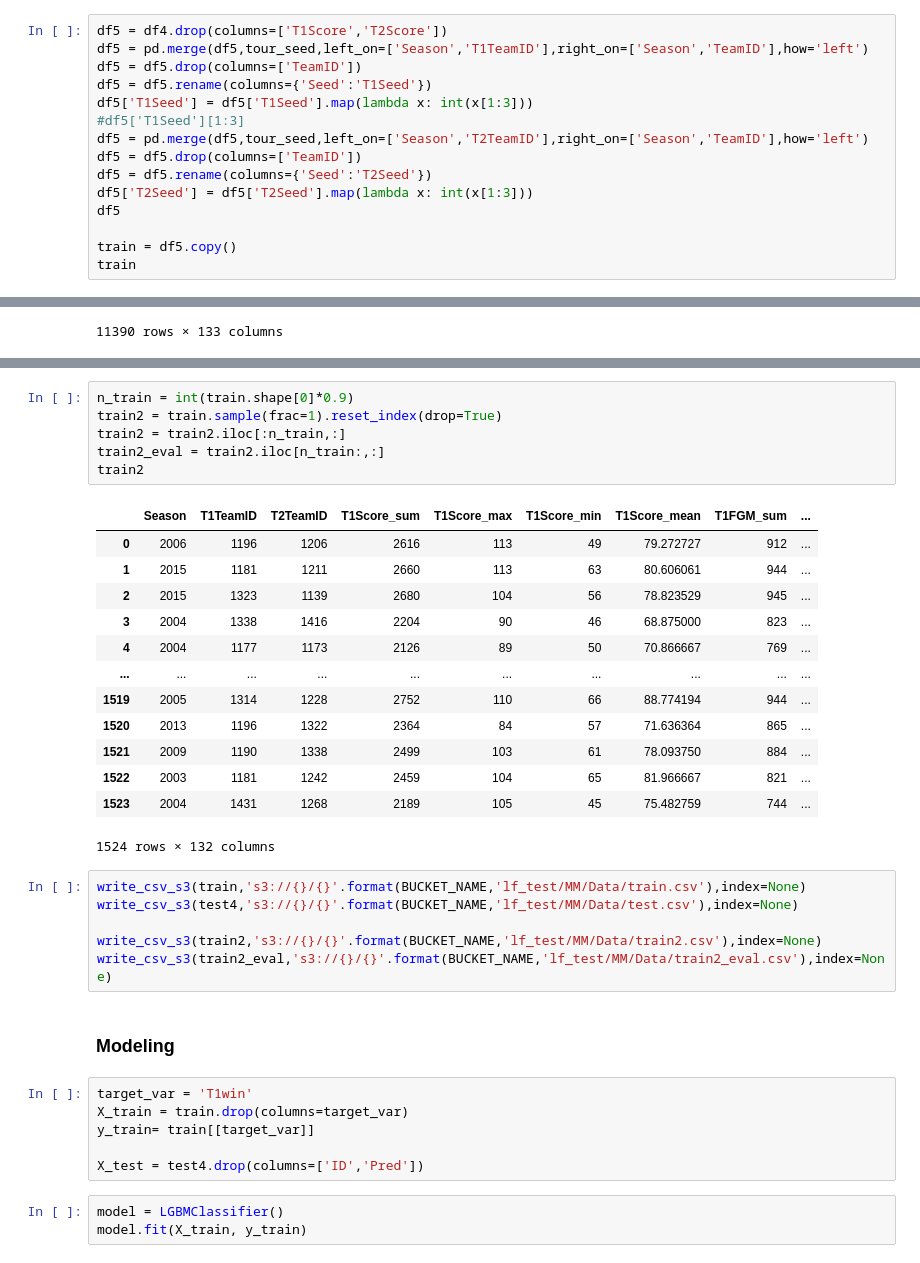
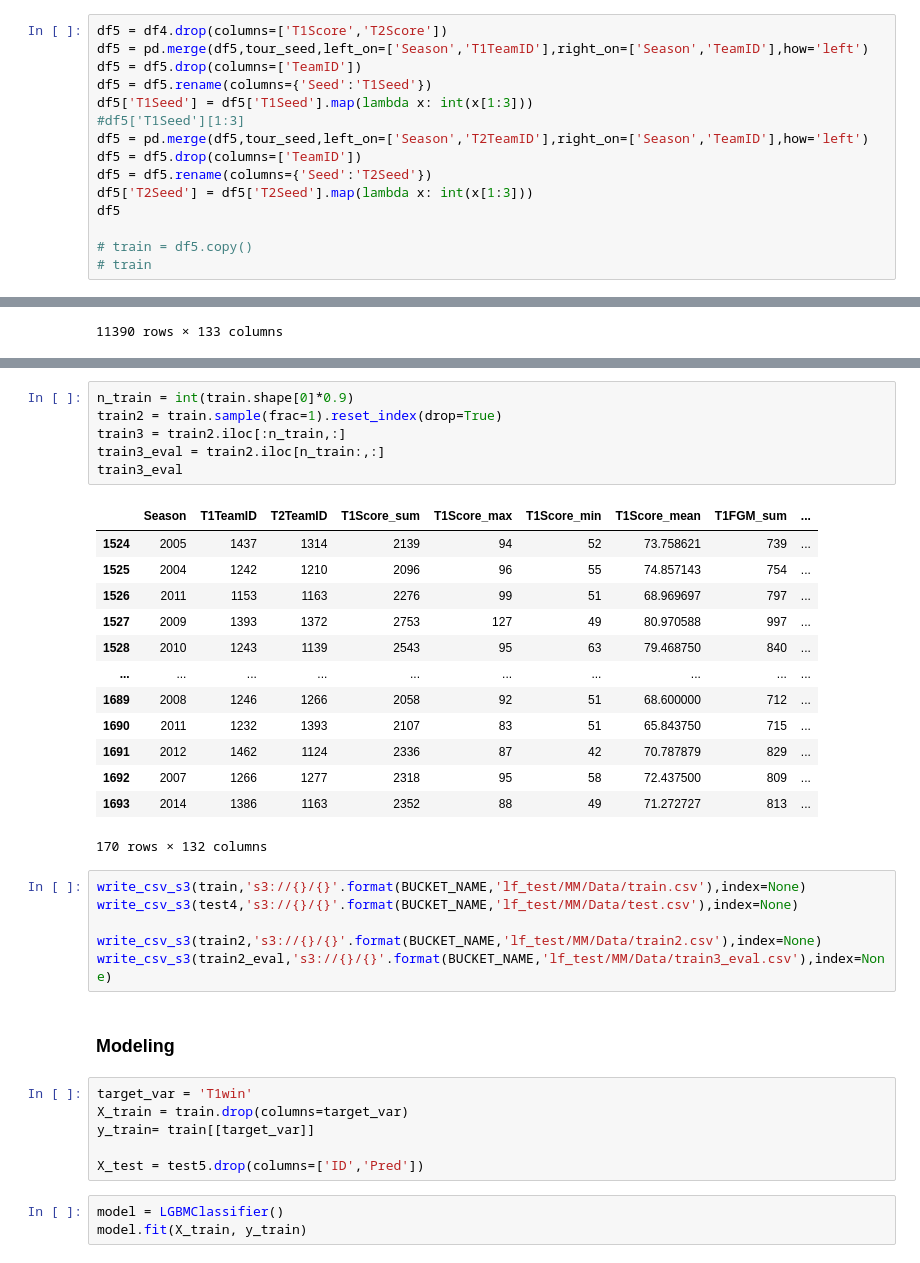
Before and after one commit to akihiroshimoda/kaggle, a Jupyter notebook: BS/code/EDA.ipynb, the cells around one changed output, grey strips where cells are left out. Cells and saved outputs as stored; diff of their text form.

```diff
--- a/BS/code/EDA.ipynb
+++ b/BS/code/EDA.ipynb
@@ -767,8 +807,8 @@ df5 = df5.rename(columns={'Seed':'T2Seed'})
 df5['T2Seed'] = df5['T2Seed'].map(lambda x: int(x[1:3]))
 df5
 
-train = df5.copy()
-train
+# train = df5.copy()
+# train
 # %% [output]
 |  | Season | T1TeamID | T2TeamID | T1Score_sum | T1Score_max | T1Score_min | T1Score_mean | T1FGM_sum | ... |
 | 0 | 2003 | 1421 | 1411 | 2065 | 99 | 50 | 71.206897 | 707 | ... |
@@ -919,29 +1278,29 @@ test4
 # %%
 n_train = int(train.shape[0]*0.9)
 train2 = train.sample(frac=1).reset_index(drop=True)
-train2 = train2.iloc[:n_train,:]
-train2_eval = train2.iloc[n_train:,:]
-train2
+train3 = train2.iloc[:n_train,:]
+train3_eval = train2.iloc[n_train:,:]
+train3_eval
 # %% [output]
 |  | Season | T1TeamID | T2TeamID | T1Score_sum | T1Score_max | T1Score_min | T1Score_mean | T1FGM_sum | ... |
-| 0 | 2006 | 1196 | 1206 | 2616 | 113 | 49 | 79.272727 | 912 | ... |
-| 1 | 2015 | 1181 | 1211 | 2660 | 113 | 63 | 80.606061 | 944 | ... |
-| 2 | 2015 | 1323 | 1139 | 2680 | 104 | 56 | 78.823529 | 945 | ... |
-| 3 | 2004 | 1338 | 1416 | 2204 | 90 | 46 | 68.875000 | 823 | ... |
-| 4 | 2004 | 1177 | 1173 | 2126 | 89 | 50 | 70.866667 | 769 | ... |
+| 1524 | 2005 | 1437 | 1314 | 2139 | 94 | 52 | 73.758621 | 739 | ... |
+| 1525 | 2004 | 1242 | 1210 | 2096 | 96 | 55 | 74.857143 | 754 | ... |
+| 1526 | 2011 | 1153 | 1163 | 2276 | 99 | 51 | 68.969697 | 797 | ... |
+| 1527 | 2009 | 1393 | 1372 | 2753 | 127 | 49 | 80.970588 | 997 | ... |
+| 1528 | 2010 | 1243 | 1139 | 2543 | 95 | 63 | 79.468750 | 840 | ... |
 | ... | ... | ... | ... | ... | ... | ... | ... | ... | ... |
-| 1519 | 2005 | 1314 | 1228 | 2752 | 110 | 66 | 88.774194 | 944 | ... |
-| 1520 | 2013 | 1196 | 1322 | 2364 | 84 | 57 | 71.636364 | 865 | ... |
-| 1521 | 2009 | 1190 | 1338 | 2499 | 103 | 61 | 78.093750 | 884 | ... |
-| 1522 | 2003 | 1181 | 1242 | 2459 | 104 | 65 | 81.966667 | 821 | ... |
-| 1523 | 2004 | 1431 | 1268 | 2189 | 105 | 45 | 75.482759 | 744 | ... |
+| 1689 | 2008 | 1246 | 1266 | 2058 | 92 | 51 | 68.600000 | 712 | ... |
+| 1690 | 2011 | 1232 | 1393 | 2107 | 83 | 51 | 65.843750 | 715 | ... |
+| 1691 | 2012 | 1462 | 1124 | 2336 | 87 | 42 | 70.787879 | 829 | ... |
+| 1692 | 2007 | 1266 | 1277 | 2318 | 95 | 58 | 72.437500 | 809 | ... |
+| 1693 | 2014 | 1386 | 1163 | 2352 | 88 | 49 | 71.272727 | 813 | ... |
-1524 rows × 132 columns
+170 rows × 132 columns
 # %%
 write_csv_s3(train,'s3://{}/{}'.format(BUCKET_NAME,'lf_test/MM/Data/train.csv'),index=None)
 write_csv_s3(test4,'s3://{}/{}'.format(BUCKET_NAME,'lf_test/MM/Data/test.csv'),index=None)
 
 write_csv_s3(train2,'s3://{}/{}'.format(BUCKET_NAME,'lf_test/MM/Data/train2.csv'),index=None)
-write_csv_s3(train2_eval,'s3://{}/{}'.format(BUCKET_NAME,'lf_test/MM/Data/train2_eval.csv'),index=None)
+write_csv_s3(train2_eval,'s3://{}/{}'.format(BUCKET_NAME,'lf_test/MM/Data/train3_eval.csv'),index=None)
 # %% [markdown]
 ### Modeling
 # %%
@@ -949,7 +1308,7 @@ target_var = 'T1win'
 X_train = train.drop(columns=target_var)
 y_train= train[[target_var]]
 
-X_test = test4.drop(columns=['ID','Pred'])
+X_test = test5.drop(columns=['ID','Pred'])
 # %%
 model = LGBMClassifier()
 model.fit(X_train, y_train)
```
Also changed, not shown: parts of 25 cells of this notebook, 4 other files.
